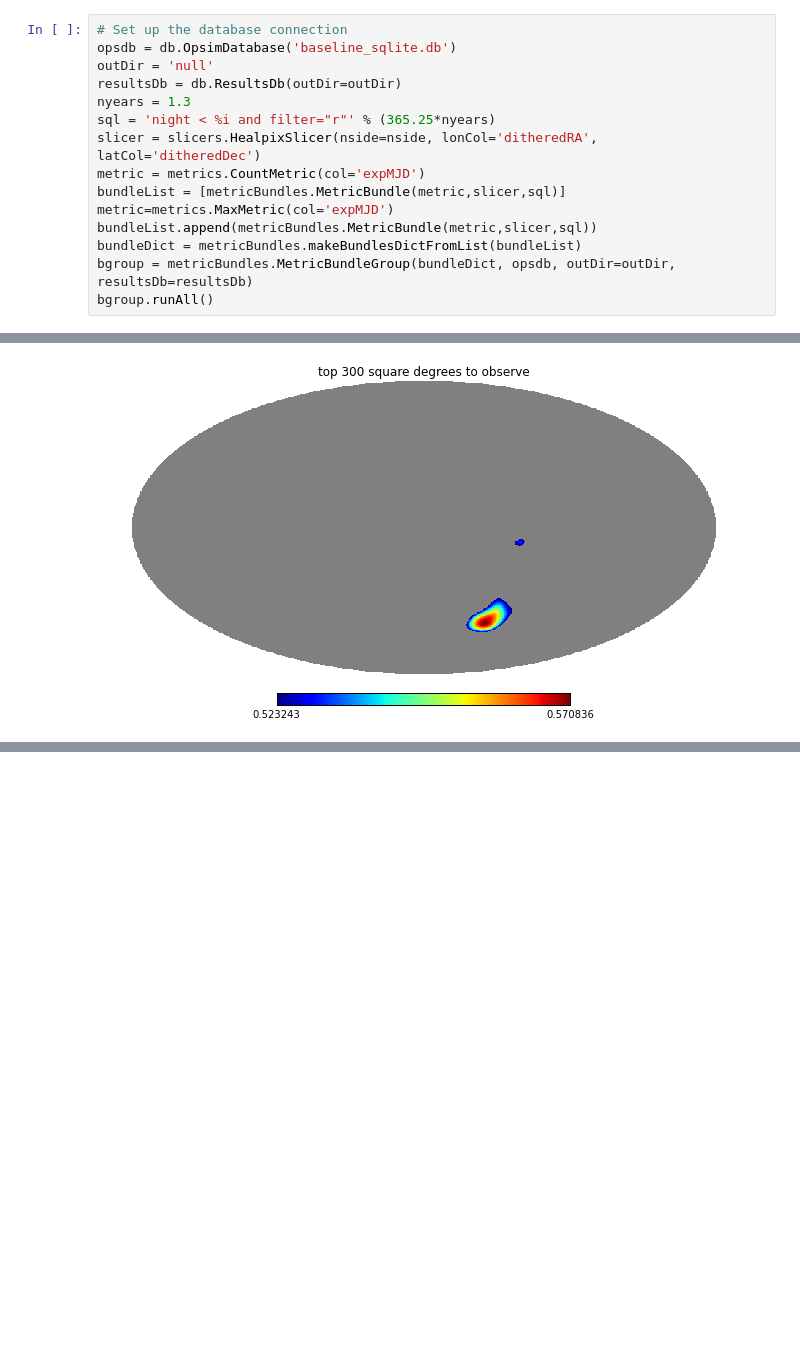
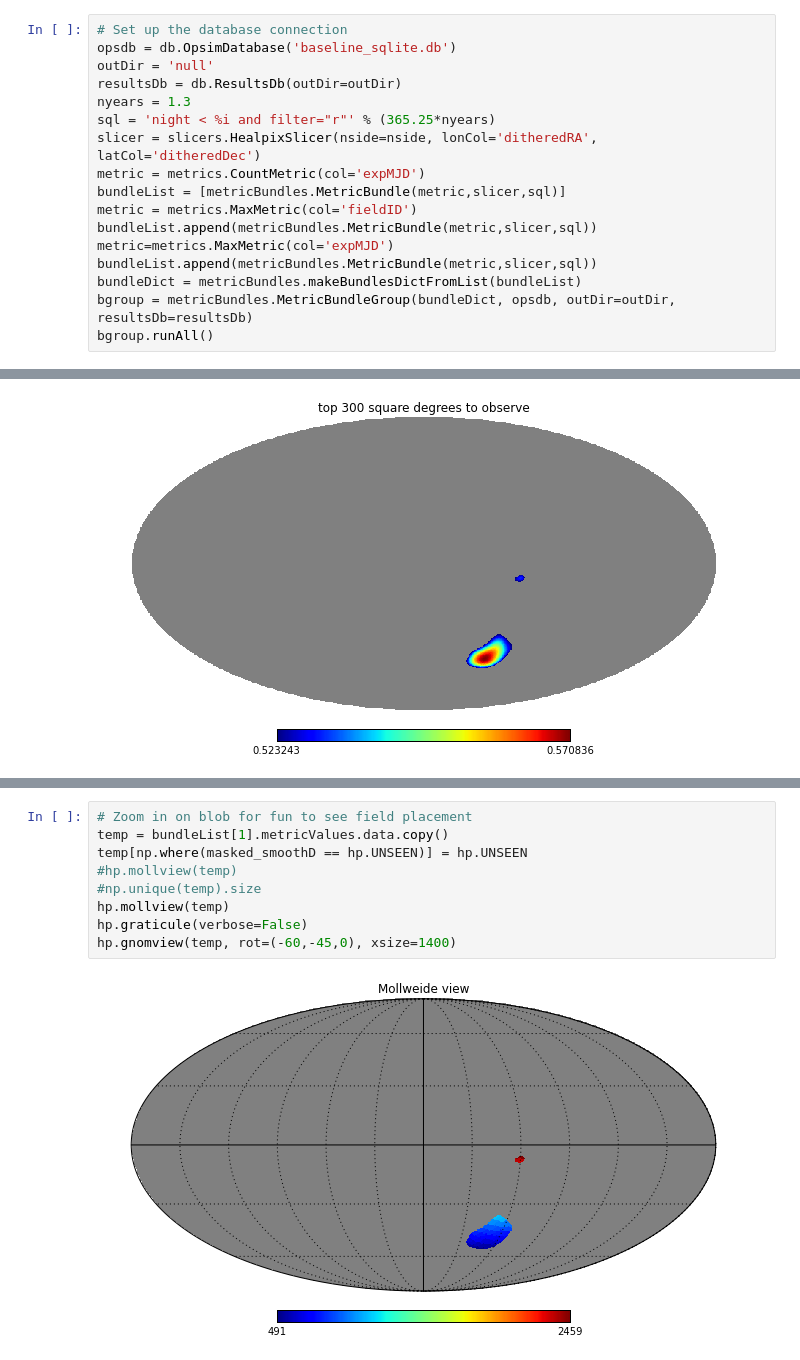
Before and after one commit to yoachim/ScratchStuff, a Jupyter notebook: sched_region_define/Define_regions.ipynb, the cells around one changed output, grey strips where cells are left out. Drawn from its saved outputs; the diff is of its cells as text; blank space fills up the shorter version.

```diff
--- a/sched_region_define/Define_regions.ipynb
+++ b/sched_region_define/Define_regions.ipynb
@@ -70,6 +68,8 @@ sql = 'night < %i and filter="r"' % (365.25*nyears)
 slicer = slicers.HealpixSlicer(nside=nside, lonCol='ditheredRA', latCol='ditheredDec')
 metric = metrics.CountMetric(col='expMJD')
 bundleList = [metricBundles.MetricBundle(metric,slicer,sql)]
+metric = metrics.MaxMetric(col='fieldID')
+bundleList.append(metricBundles.MetricBundle(metric,slicer,sql))
 metric=metrics.MaxMetric(col='expMJD')
 bundleList.append(metricBundles.MetricBundle(metric,slicer,sql))
 bundleDict = metricBundles.makeBundlesDictFromList(bundleList)
@@ -172,0 +188,11 @@ hp.mollview(masked_smoothD, title='top %i square degrees to observe' % goal_area
+# %%
+# Zoom in on blob for fun to see field placement
+temp = bundleList[1].metricValues.data.copy()
+temp[np.where(masked_smoothD == hp.UNSEEN)] = hp.UNSEEN
+#hp.mollview(temp)
+#np.unique(temp).size
+hp.mollview(temp)
+hp.graticule(verbose=False)
+hp.gnomview(temp, rot=(-60,-45,0), xsize=1400)
+# %% [output]
+[figure, added]
```
Also changed, not shown: parts of 13 cells of this notebook.
